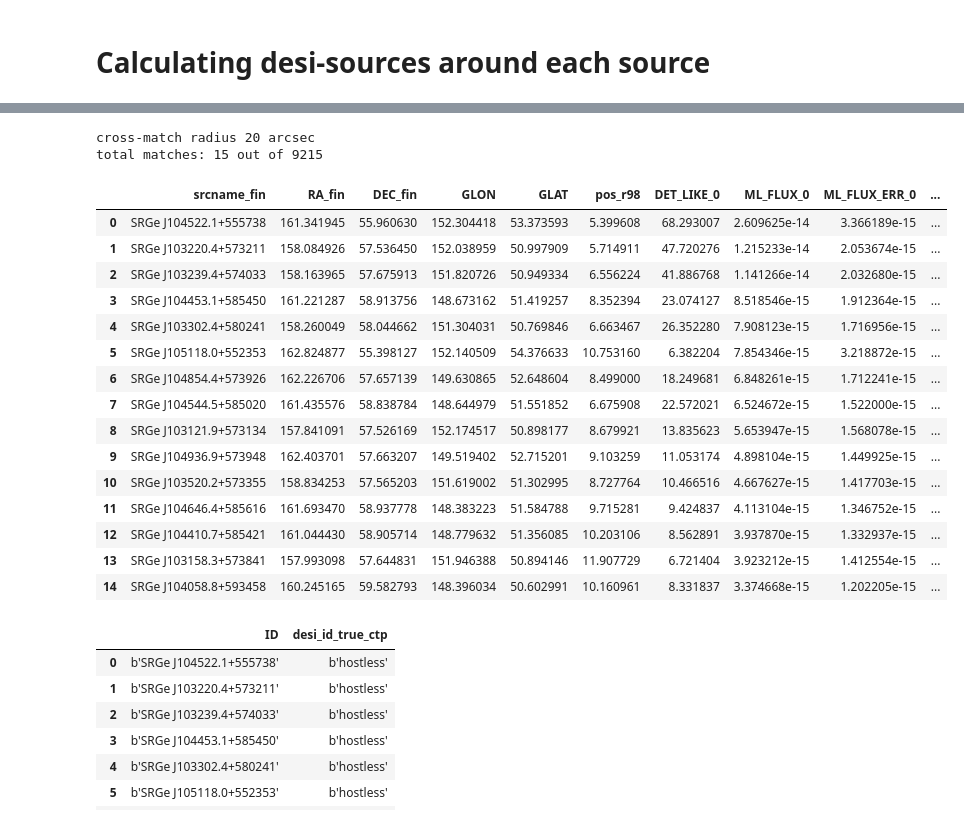
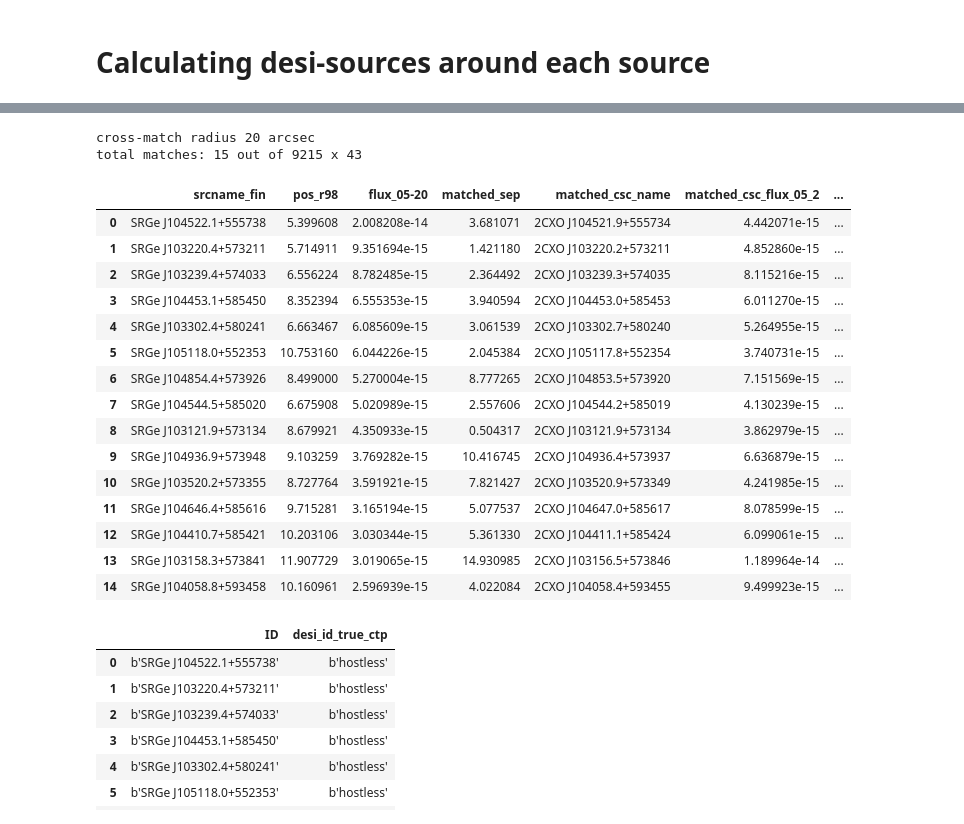
Before and after one commit to SergeiDBykov/lockman_hole, a Jupyter notebook: 1_desi-photo-prior/4_train-catalogs-hostless.ipynb, the cells around one changed output, grey strips where cells are left out. Cells and saved outputs as stored; diff of their text form; code cells hidden in the pictures.

```diff
--- a/1_desi-photo-prior/4_train-catalogs-hostless.ipynb
+++ b/1_desi-photo-prior/4_train-catalogs-hostless.ipynb
@@ -183,26 +202,27 @@ fraction of hostless x-ray sources with flux > 1e-14: 0.012096774193548387
 # %%
 erosita_orig_df = pd.read_pickle(data_path+'ERO_lhpv_03_23_sd01_a15_g14.pkl')
 
 from scripts.cross_match_scripts import search_around_r_data_frames, cross_match_data_frames
 ero_hostless = cross_match_data_frames(erosita_orig_df, hostless_df_lh, 'RA_fin', 'DEC_fin', 'csc_ra', 'csc_dec', match_radius = 20)
-ero_hostless = ero_hostless.query('matched_sep < pos_r98')
-ero_hostless
+#ero_hostless = ero_hostless.query('matched_sep < 2*pos_r98')
+ero_hostless['flux_rat'] = ero_hostless['flux_05-20']/ero_hostless['matched_csc_flux_05_2']
+ero_hostless[['srcname_fin', 'pos_r98', 'flux_05-20', 'matched_sep', 'matched_csc_name', 'matched_csc_flux_05_2','matched_csc_r_98','flux_rat']]
 # %% [output]
 cross-match radius 20 arcsec
-total matches: 15 out of 9215
+total matches: 15 out of 9215 x 43
-|  | srcname_fin | RA_fin | DEC_fin | GLON | GLAT | pos_r98 | DET_LIKE_0 | ML_FLUX_0 | ML_FLUX_ERR_0 | ... |
-| 0 | SRGe J104522.1+555738 | 161.341945 | 55.960630 | 152.304418 | 53.373593 | 5.399608 | 68.293007 | 2.609625e-14 | 3.366189e-15 | ... |
-| 1 | SRGe J103220.4+573211 | 158.084926 | 57.536450 | 152.038959 | 50.997909 | 5.714911 | 47.720276 | 1.215233e-14 | 2.053674e-15 | ... |
-| 2 | SRGe J103239.4+574033 | 158.163965 | 57.675913 | 151.820726 | 50.949334 | 6.556224 | 41.886768 | 1.141266e-14 | 2.032680e-15 | ... |
-| 3 | SRGe J104453.1+585450 | 161.221287 | 58.913756 | 148.673162 | 51.419257 | 8.352394 | 23.074127 | 8.518546e-15 | 1.912364e-15 | ... |
-| 4 | SRGe J103302.4+580241 | 158.260049 | 58.044662 | 151.304031 | 50.769846 | 6.663467 | 26.352280 | 7.908123e-15 | 1.716956e-15 | ... |
-| 5 | SRGe J105118.0+552353 | 162.824877 | 55.398127 | 152.140509 | 54.376633 | 10.753160 | 6.382204 | 7.854346e-15 | 3.218872e-15 | ... |
-| 6 | SRGe J104854.4+573926 | 162.226706 | 57.657139 | 149.630865 | 52.648604 | 8.499000 | 18.249681 | 6.848261e-15 | 1.712241e-15 | ... |
-| 7 | SRGe J104544.5+585020 | 161.435576 | 58.838784 | 148.644979 | 51.551852 | 6.675908 | 22.572021 | 6.524672e-15 | 1.522000e-15 | ... |
-| 8 | SRGe J103121.9+573134 | 157.841091 | 57.526169 | 152.174517 | 50.898177 | 8.679921 | 13.835623 | 5.653947e-15 | 1.568078e-15 | ... |
-| 9 | SRGe J104936.9+573948 | 162.403701 | 57.663207 | 149.519402 | 52.715201 | 9.103259 | 11.053174 | 4.898104e-15 | 1.449925e-15 | ... |
-| 10 | SRGe J103520.2+573355 | 158.834253 | 57.565203 | 151.619002 | 51.302995 | 8.727764 | 10.466516 | 4.667627e-15 | 1.417703e-15 | ... |
-| 11 | SRGe J104646.4+585616 | 161.693470 | 58.937778 | 148.383223 | 51.584788 | 9.715281 | 9.424837 | 4.113104e-15 | 1.346752e-15 | ... |
-| 12 | SRGe J104410.7+585421 | 161.044430 | 58.905714 | 148.779632 | 51.356085 | 10.203106 | 8.562891 | 3.937870e-15 | 1.332937e-15 | ... |
-| 13 | SRGe J103158.3+573841 | 157.993098 | 57.644831 | 151.946388 | 50.894146 | 11.907729 | 6.721404 | 3.923212e-15 | 1.412554e-15 | ... |
-| 14 | SRGe J104058.8+593458 | 160.245165 | 59.582793 | 148.396034 | 50.602991 | 10.160961 | 8.331837 | 3.374668e-15 | 1.202205e-15 | ... |
+|  | srcname_fin | pos_r98 | flux_05-20 | matched_sep | matched_csc_name | matched_csc_flux_05_2 | ... |
+| 0 | SRGe J104522.1+555738 | 5.399608 | 2.008208e-14 | 3.681071 | 2CXO J104521.9+555734 | 4.442071e-15 | ... |
+| 1 | SRGe J103220.4+573211 | 5.714911 | 9.351694e-15 | 1.421180 | 2CXO J103220.2+573211 | 4.852860e-15 | ... |
+| 2 | SRGe J103239.4+574033 | 6.556224 | 8.782485e-15 | 2.364492 | 2CXO J103239.3+574035 | 8.115216e-15 | ... |
+| 3 | SRGe J104453.1+585450 | 8.352394 | 6.555353e-15 | 3.940594 | 2CXO J104453.0+585453 | 6.011270e-15 | ... |
+| 4 | SRGe J103302.4+580241 | 6.663467 | 6.085609e-15 | 3.061539 | 2CXO J103302.7+580240 | 5.264955e-15 | ... |
+| 5 | SRGe J105118.0+552353 | 10.753160 | 6.044226e-15 | 2.045384 | 2CXO J105117.8+552354 | 3.740731e-15 | ... |
+| 6 | SRGe J104854.4+573926 | 8.499000 | 5.270004e-15 | 8.777265 | 2CXO J104853.5+573920 | 7.151569e-15 | ... |
+| 7 | SRGe J104544.5+585020 | 6.675908 | 5.020989e-15 | 2.557606 | 2CXO J104544.2+585019 | 4.130239e-15 | ... |
+| 8 | SRGe J103121.9+573134 | 8.679921 | 4.350933e-15 | 0.504317 | 2CXO J103121.9+573134 | 3.862979e-15 | ... |
+| 9 | SRGe J104936.9+573948 | 9.103259 | 3.769282e-15 | 10.416745 | 2CXO J104936.4+573937 | 6.636879e-15 | ... |
+| 10 | SRGe J103520.2+573355 | 8.727764 | 3.591921e-15 | 7.821427 | 2CXO J103520.9+573349 | 4.241985e-15 | ... |
+| 11 | SRGe J104646.4+585616 | 9.715281 | 3.165194e-15 | 5.077537 | 2CXO J104647.0+585617 | 8.078599e-15 | ... |
+| 12 | SRGe J104410.7+585421 | 10.203106 | 3.030344e-15 | 5.361330 | 2CXO J104411.1+585424 | 6.099061e-15 | ... |
+| 13 | SRGe J103158.3+573841 | 11.907729 | 3.019065e-15 | 14.930985 | 2CXO J103156.5+573846 | 1.189964e-14 | ... |
+| 14 | SRGe J104058.8+593458 | 10.160961 | 2.596939e-15 | 4.022084 | 2CXO J104058.4+593455 | 9.499923e-15 | ... |
```
Also changed, not shown: parts of 8 cells of this notebook, 4 other files.
